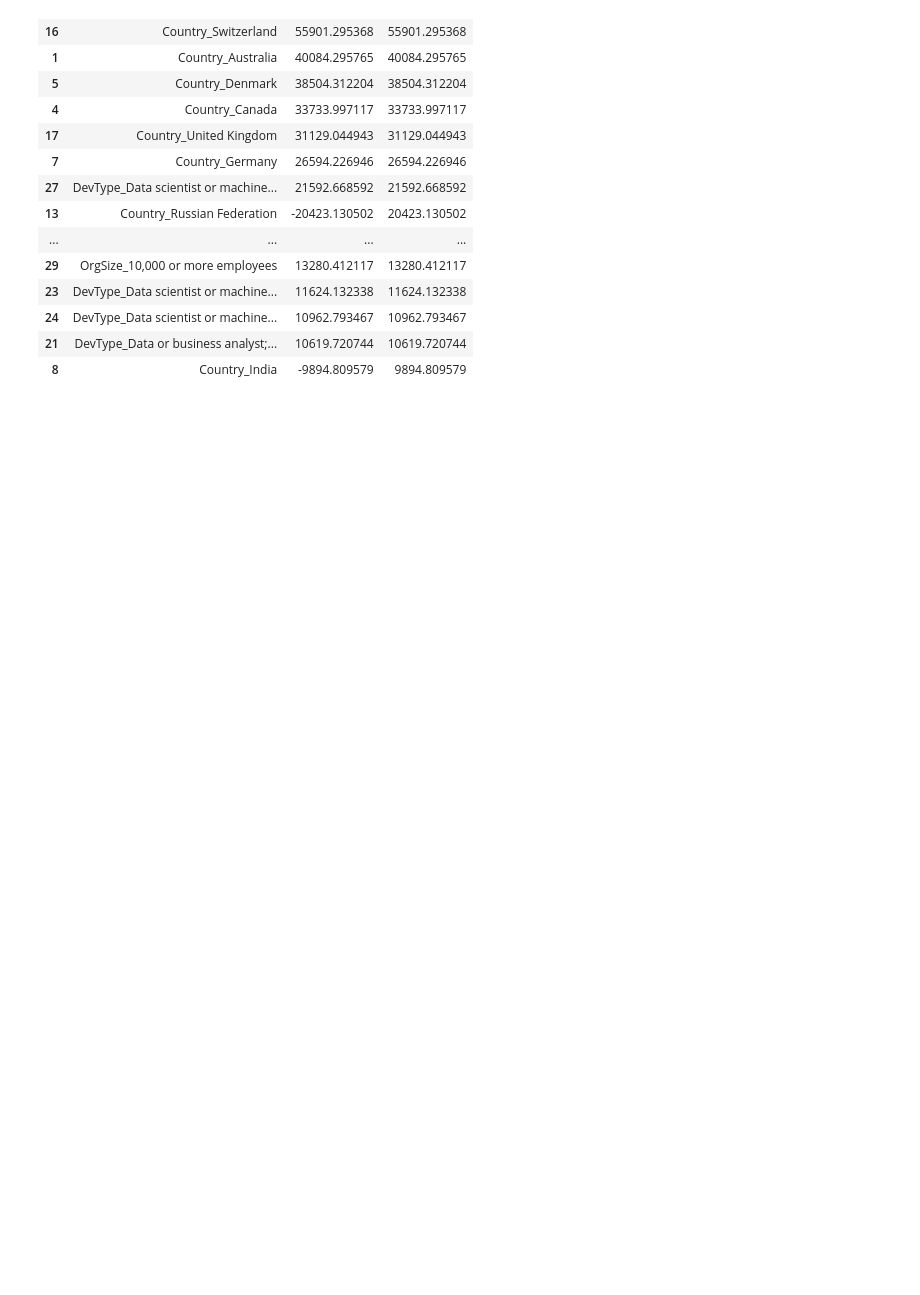
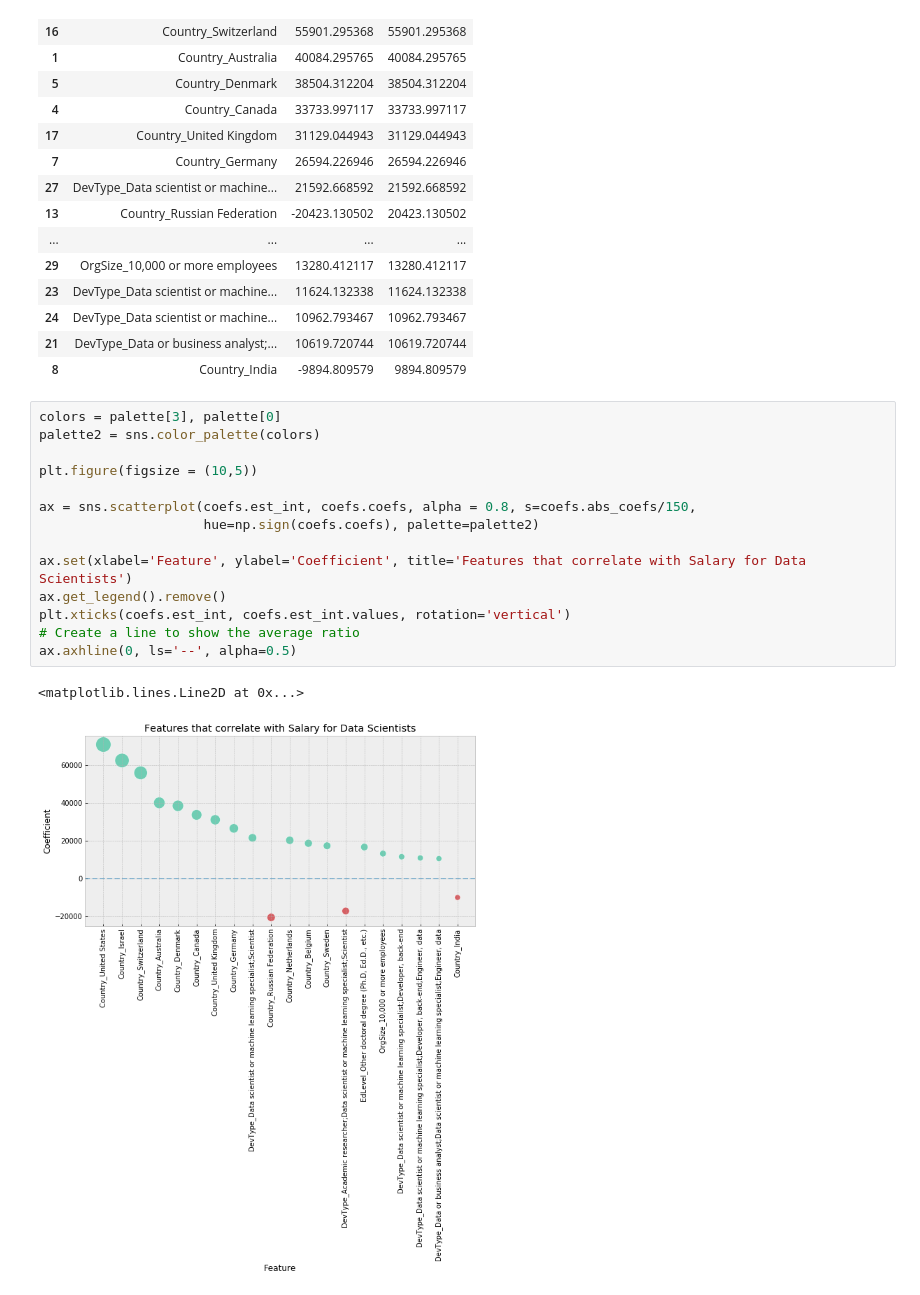
Before and after one commit to leedah/data-scientists-stackoverflow-analysis, a Jupyter notebook: Stackoverflow 2019 Survey.ipynb, the cells around one changed output. Cells and saved outputs as stored; diff of their text form; blank space fills up the shorter version.

Commit message:
Scatter plot of top 20 coeffs for salary

```diff
--- a/Stackoverflow 2019 Survey.ipynb
+++ b/Stackoverflow 2019 Survey.ipynb
@@ -1085,3 +1085,20 @@ coefs
 | 24 | DevType_Data scientist or machine... | 10962.793467 | 10962.793467 |
 | 21 | DevType_Data or business analyst;... | 10619.720744 | 10619.720744 |
 | 8 | Country_India | -9894.809579 | 9894.809579 |
+# %%
+colors = palette[3], palette[0]
+palette2 = sns.color_palette(colors)
+
+plt.figure(figsize = (10,5))
+
+ax = sns.scatterplot(coefs.est_int, coefs.coefs, alpha = 0.8, s=coefs.abs_coefs/150,
+                     hue=np.sign(coefs.coefs), palette=palette2)
+
+ax.set(xlabel='Feature', ylabel='Coefficient', title='Features that correlate with Salary for Data Scientists')
+ax.get_legend().remove()
+plt.xticks(coefs.est_int, coefs.est_int.values, rotation='vertical')
+# Create a line to show the average ratio
+ax.axhline(0, ls='--', alpha=0.5)
+# %% [output]
+<matplotlib.lines.Line2D at 0x...>
+[figure, added]
```
